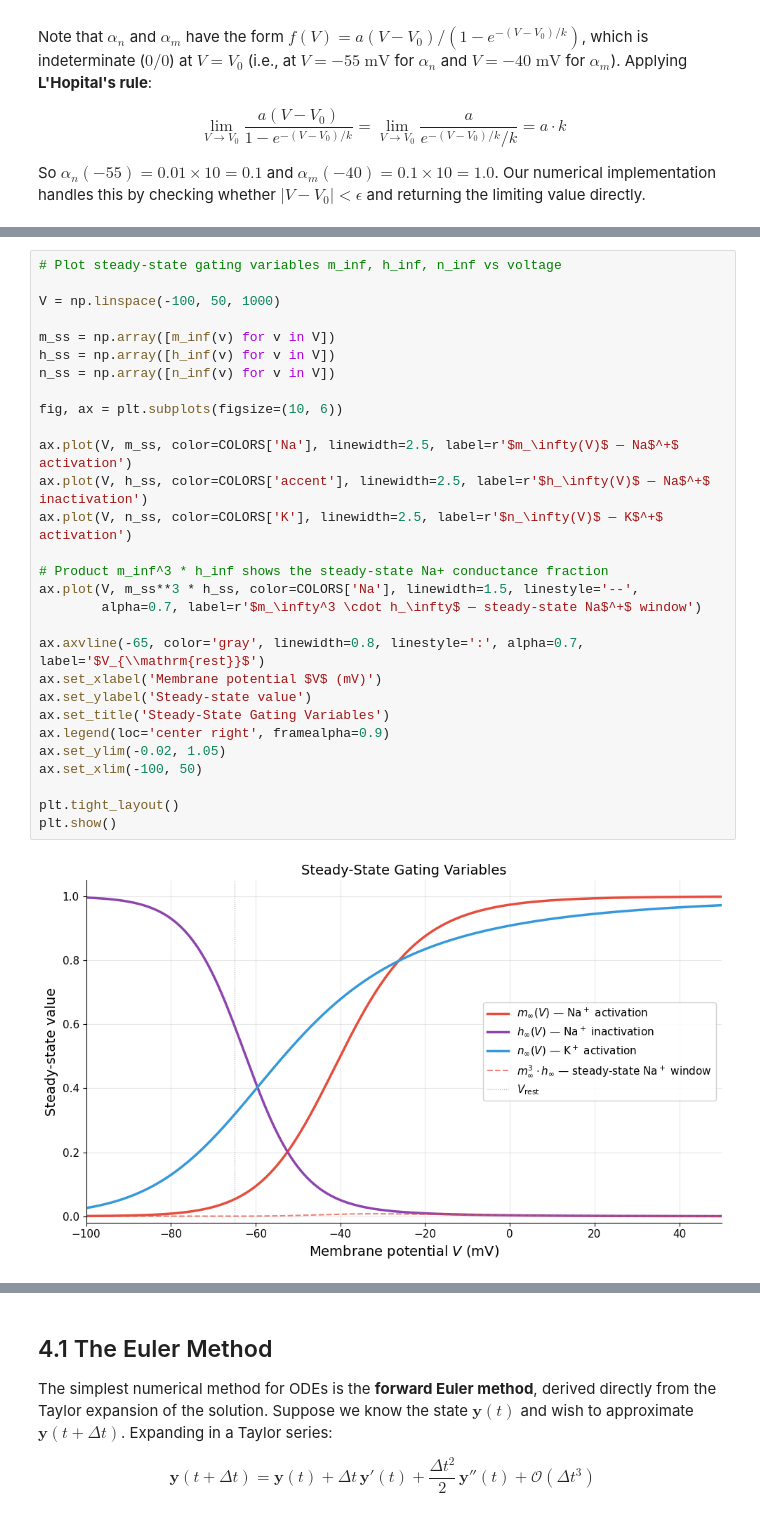
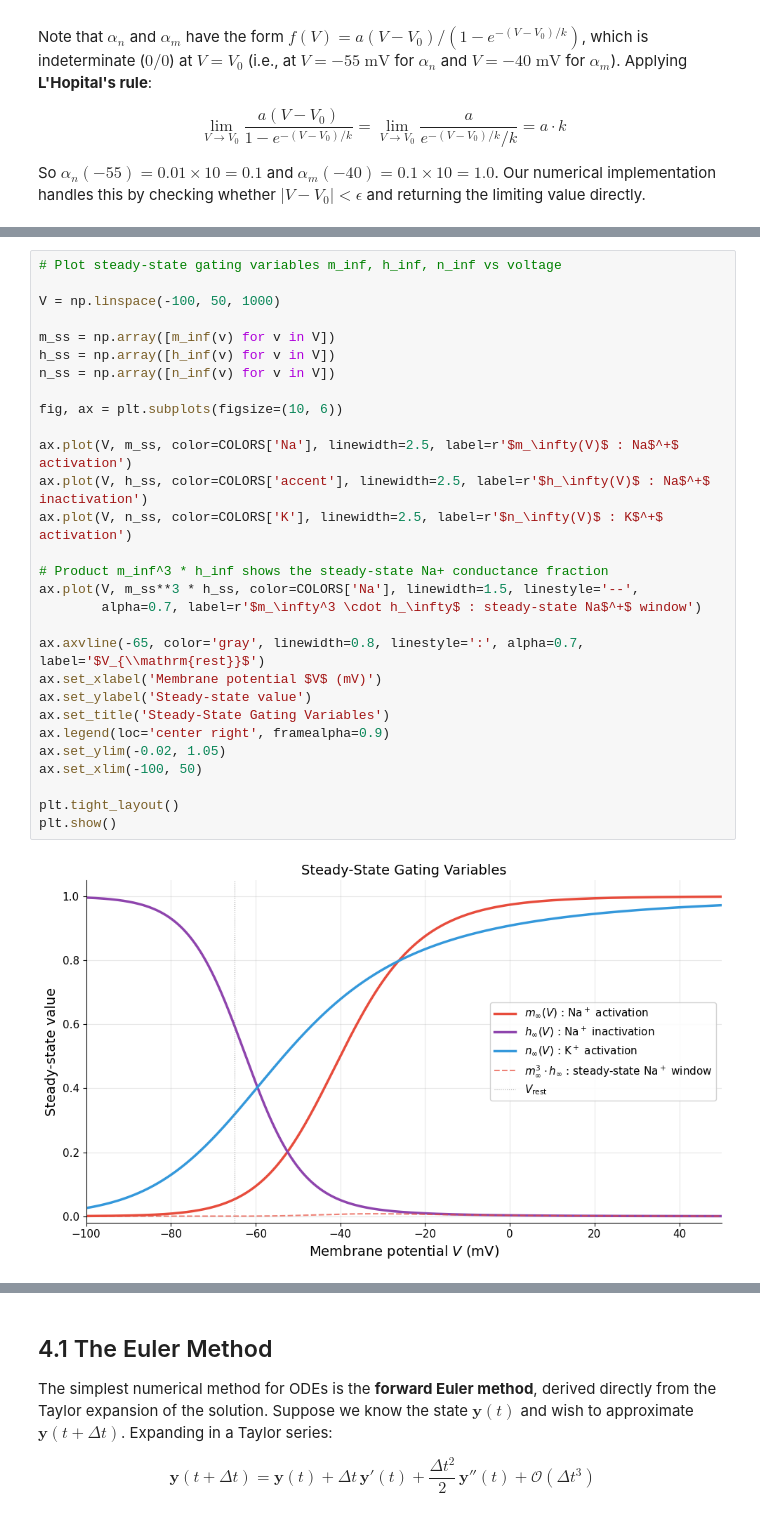
Before and after one commit to Mixnikon108/neural-membrane-dynamics, a Jupyter notebook: notebooks/hodgkin_huxley_dynamics.ipynb, the cells around one changed output, grey strips where cells are left out. Cells and saved outputs as stored; diff of their text form.

```diff
--- a/notebooks/hodgkin_huxley_dynamics.ipynb
+++ b/notebooks/hodgkin_huxley_dynamics.ipynb
@@ -426,34 +426,34 @@ plt.show()
 # %%
 # Plot steady-state gating variables m_inf, h_inf, n_inf vs voltage
 
 V = np.linspace(-100, 50, 1000)
 
 m_ss = np.array([m_inf(v) for v in V])
 h_ss = np.array([h_inf(v) for v in V])
 n_ss = np.array([n_inf(v) for v in V])
 
 fig, ax = plt.subplots(figsize=(10, 6))
 
-ax.plot(V, m_ss, color=COLORS['Na'], linewidth=2.5, label=r'$m_\infty(V)$ — Na$^+$ activation')
-ax.plot(V, h_ss, color=COLORS['accent'], linewidth=2.5, label=r'$h_\infty(V)$ — Na$^+$ inactivation')
-ax.plot(V, n_ss, color=COLORS['K'], linewidth=2.5, label=r'$n_\infty(V)$ — K$^+$ activation')
+ax.plot(V, m_ss, color=COLORS['Na'], linewidth=2.5, label=r'$m_\infty(V)$ : Na$^+$ activation')
+ax.plot(V, h_ss, color=COLORS['accent'], linewidth=2.5, label=r'$h_\infty(V)$ : Na$^+$ inactivation')
+ax.plot(V, n_ss, color=COLORS['K'], linewidth=2.5, label=r'$n_\infty(V)$ : K$^+$ activation')
 
 # Product m_inf^3 * h_inf shows the steady-state Na+ conductance fraction
 ax.plot(V, m_ss**3 * h_ss, color=COLORS['Na'], linewidth=1.5, linestyle='--',
-        alpha=0.7, label=r'$m_\infty^3 \cdot h_\infty$ — steady-state Na$^+$ window')
+        alpha=0.7, label=r'$m_\infty^3 \cdot h_\infty$ : steady-state Na$^+$ window')
 
 ax.axvline(-65, color='gray', linewidth=0.8, linestyle=':', alpha=0.7, label='$V_{\\mathrm{rest}}$')
 ax.set_xlabel('Membrane potential $V$ (mV)')
 ax.set_ylabel('Steady-state value')
 ax.set_title('Steady-State Gating Variables')
 ax.legend(loc='center right', framealpha=0.9)
 ax.set_ylim(-0.02, 1.05)
 ax.set_xlim(-100, 50)
 
 plt.tight_layout()
 plt.show()
 # %% [output]
-[figure, old version]
+[figure, new version]
 # %%
 # Plot time constants tau_m, tau_h, tau_n vs voltage
 
```
Also changed, not shown: parts of 52 cells of this notebook.
